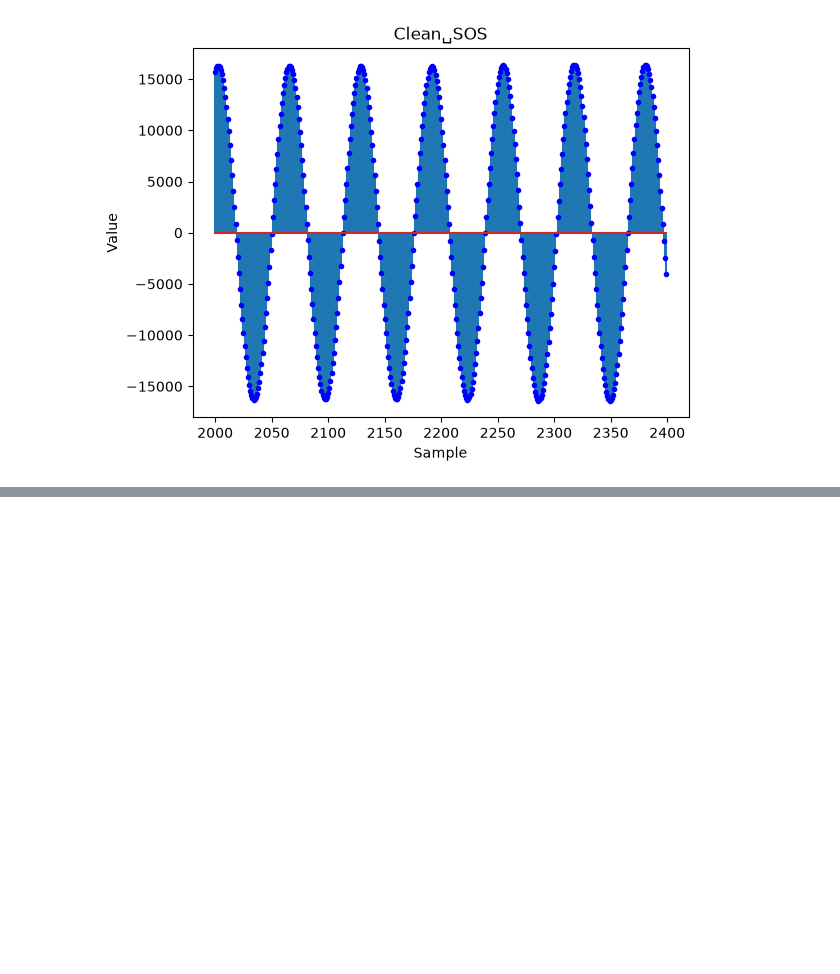
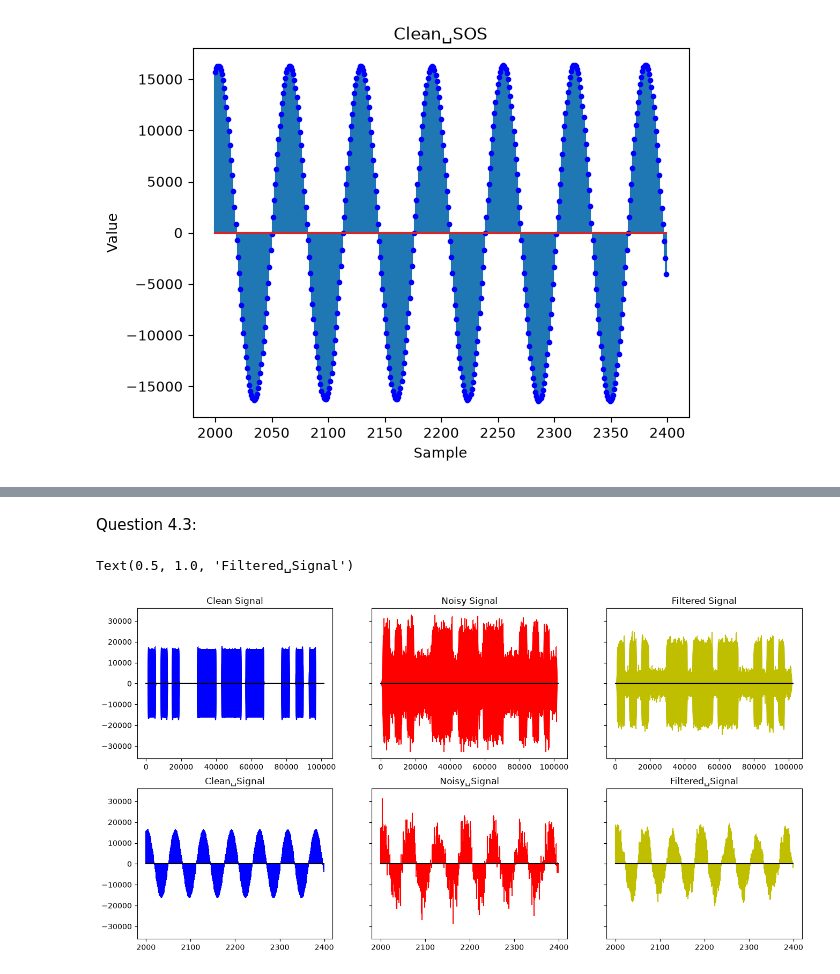
Before and after one commit to jdel0017/CCE2203-Lab1, a Jupyter notebook: main.ipynb, the cells around one changed output, grey strips where cells are left out. Cells and saved outputs as stored; diff of their text form; code cells hidden in the pictures; blank space fills up the shorter version.

Commit message:
Finished up until question 5

```diff
--- a/main.ipynb
+++ b/main.ipynb
@@ -37,0 +107,6 @@ plt.show()
+# %%
+import numpy as np
+import matplotlib.pyplot as plt
+
+# Impulse response
+H = np.ones(5)/5
@@ -37,0 +115,8 @@ plt.show()
+# %%
+from scipy import signal
+
+# Applying H via convolution to input signal X, which in this case is the array noisySamples, gives us the output Signal Y, which is the filtered output.
+Y = signal.convolve(noisySamples, H)
+
+# Filtered Audio
+ipd.display(ipd.Audio(data=Y, rate=noisySampleRate))
@@ -37,0 +125,27 @@ plt.show()
+# %% [markdown]
+Question 4.3:
+# %%
+# Plots the Clean, Noisy and filtered signals side by side, alongside their respective shorter ranges
+fig, ax = plt.subplots(2, 3, sharey=True, figsize=(16, 8))
+
+# Note, I opted for a pixel (denoted by ,) marker style for more visual clarity
+ax[0, 0].stem(cleanSamples, markerfmt='b,', linefmt='b-', basefmt='k-')
+ax[0, 0].set_title("Clean Signal")
+
+ax[0, 1].stem(noisySamples, markerfmt='r,', linefmt='r-', basefmt='k-')
+ax[0, 1].set_title("Noisy Signal")
+
+ax[0, 2].stem(Y, markerfmt='y,', linefmt='y-', basefmt='k-')
+ax[0, 2].set_title("Filtered Signal")
+
+ax[1, 0].stem(sampleRange, cleanSamples[sampleRange], markerfmt='b,', linefmt='b-', basefmt='k-')
+ax[1, 0].set_title("Clean␣Signal")
+
+ax[1, 1].stem(sampleRange, noisySamples[sampleRange], markerfmt='r,', linefmt='r-', basefmt='k-')
+ax[1, 1].set_title("Noisy␣Signal")
+
+ax[1, 2].stem(sampleRange, Y[sampleRange], markerfmt='y,', linefmt='y-', basefmt='k-')
+ax[1, 2].set_title("Filtered␣Signal")
+# %% [output]
+Text(0.5, 1.0, 'Filtered␣Signal')
+[figure, added]
```
Also changed, not shown: parts of 18 cells of this notebook, 1 other file.
